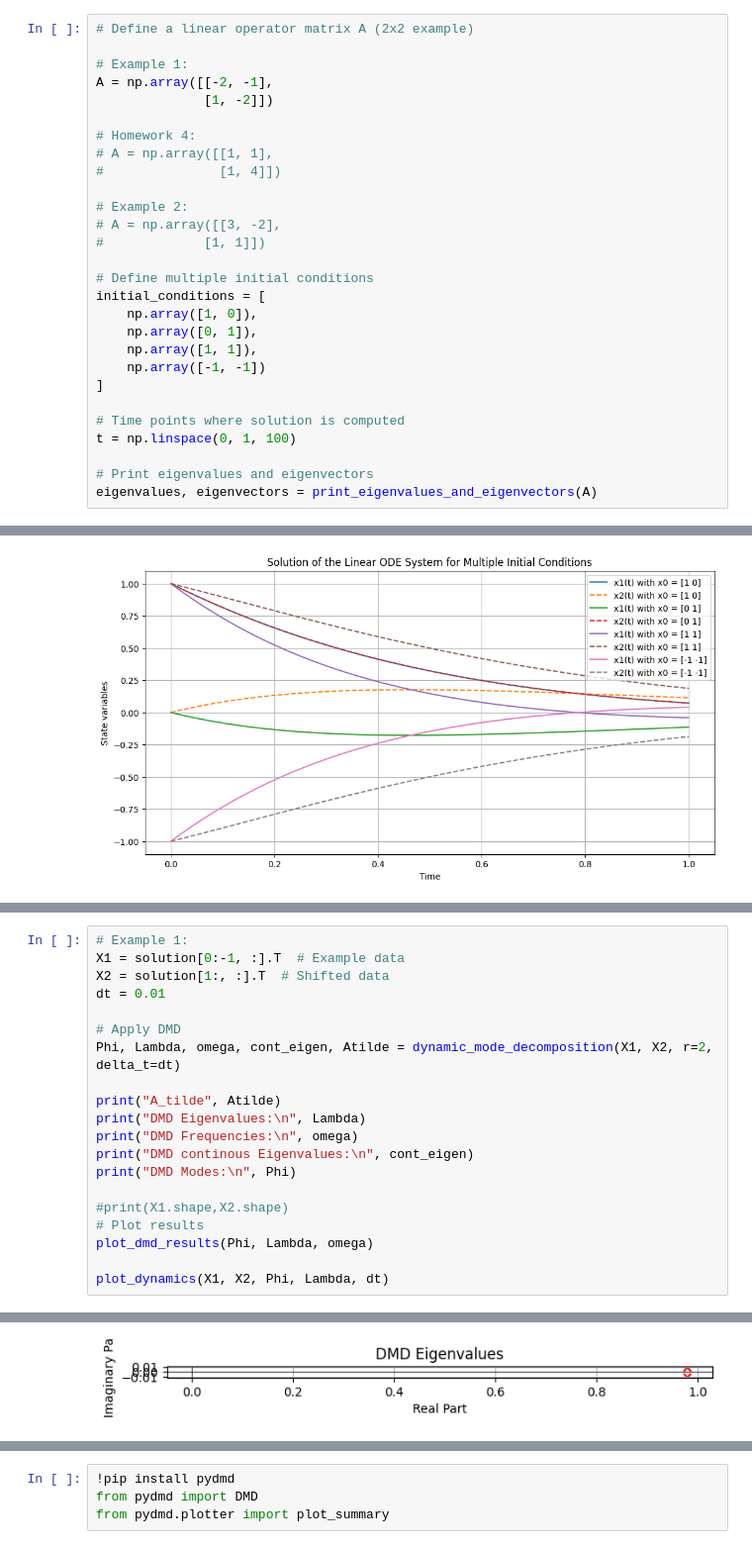
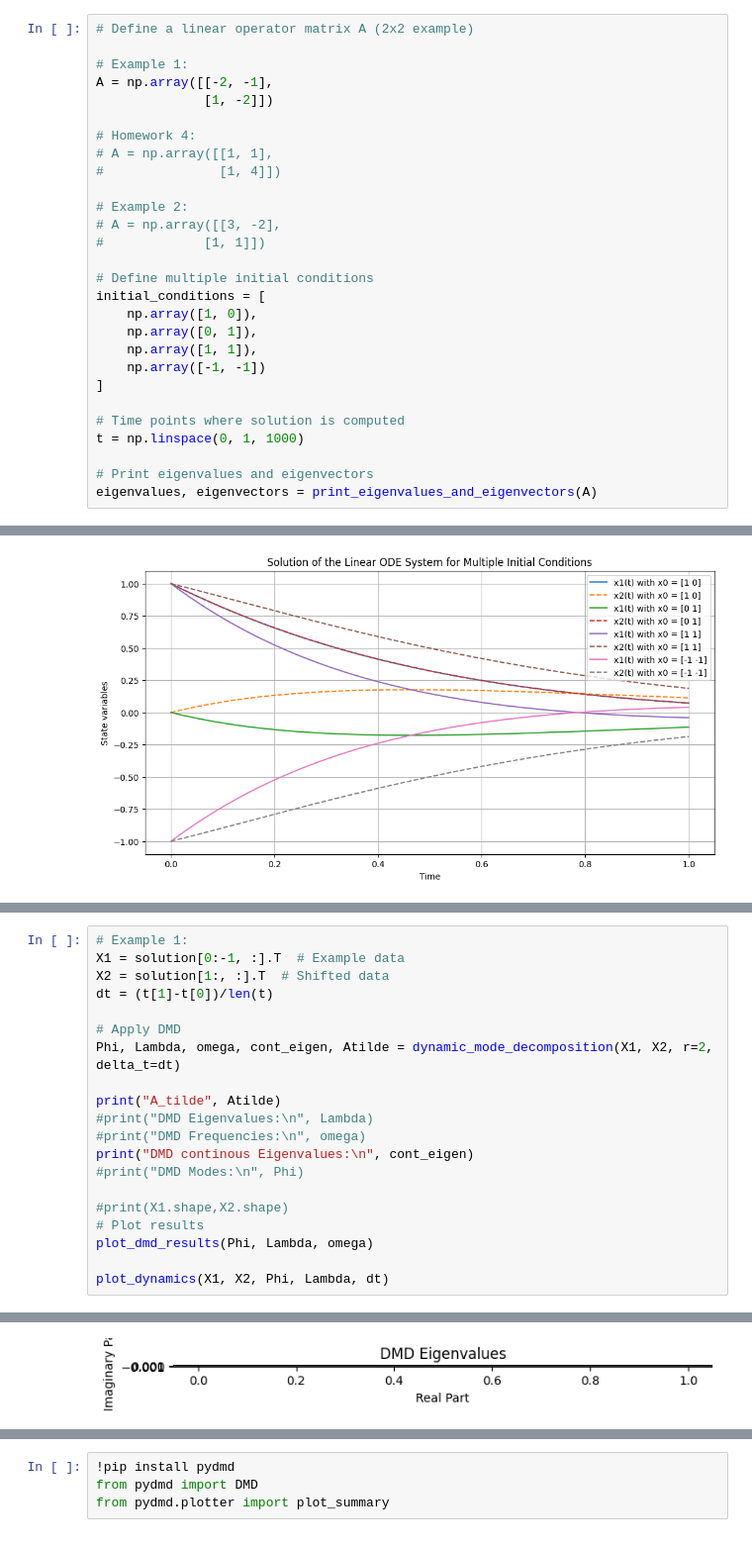
Before and after one commit to KulkarniHrishikesh/PyDMD, a Jupyter notebook: DMD.ipynb, the cells around one changed output, grey strips where cells are left out. Shown at 99% size. Saved outputs shown, nothing was run; the diff lists cells and outputs as text.

```diff
--- a/DMD.ipynb
+++ b/DMD.ipynb
@@ -275,7 +275,7 @@ initial_conditions = [
 ]
 
 # Time points where solution is computed
-t = np.linspace(0, 1, 100)
+t = np.linspace(0, 1, 1000)
 
 # Print eigenvalues and eigenvectors
 eigenvalues, eigenvectors = print_eigenvalues_and_eigenvectors(A)
@@ -338,16 +338,16 @@ plt.show()
 # Example 1:
 X1 = solution[0:-1, :].T  # Example data
 X2 = solution[1:, :].T  # Shifted data
-dt = 0.01
+dt = (t[1]-t[0])/len(t)
 
 # Apply DMD
 Phi, Lambda, omega, cont_eigen, Atilde = dynamic_mode_decomposition(X1, X2, r=2, delta_t=dt)
 
 print("A_tilde", Atilde)
-print("DMD Eigenvalues:\n", Lambda)
-print("DMD Frequencies:\n", omega)
+#print("DMD Eigenvalues:\n", Lambda)
+#print("DMD Frequencies:\n", omega)
 print("DMD continous Eigenvalues:\n", cont_eigen)
-print("DMD Modes:\n", Phi)
+#print("DMD Modes:\n", Phi)
 
 #print(X1.shape,X2.shape)
 # Plot results
@@ -369,3 +362,3 @@ DMD Modes:
 [figure]
-[figure, old version]
+[figure, new version]
 [figure]
```
Also changed, not shown: parts of 2 cells of this notebook.
